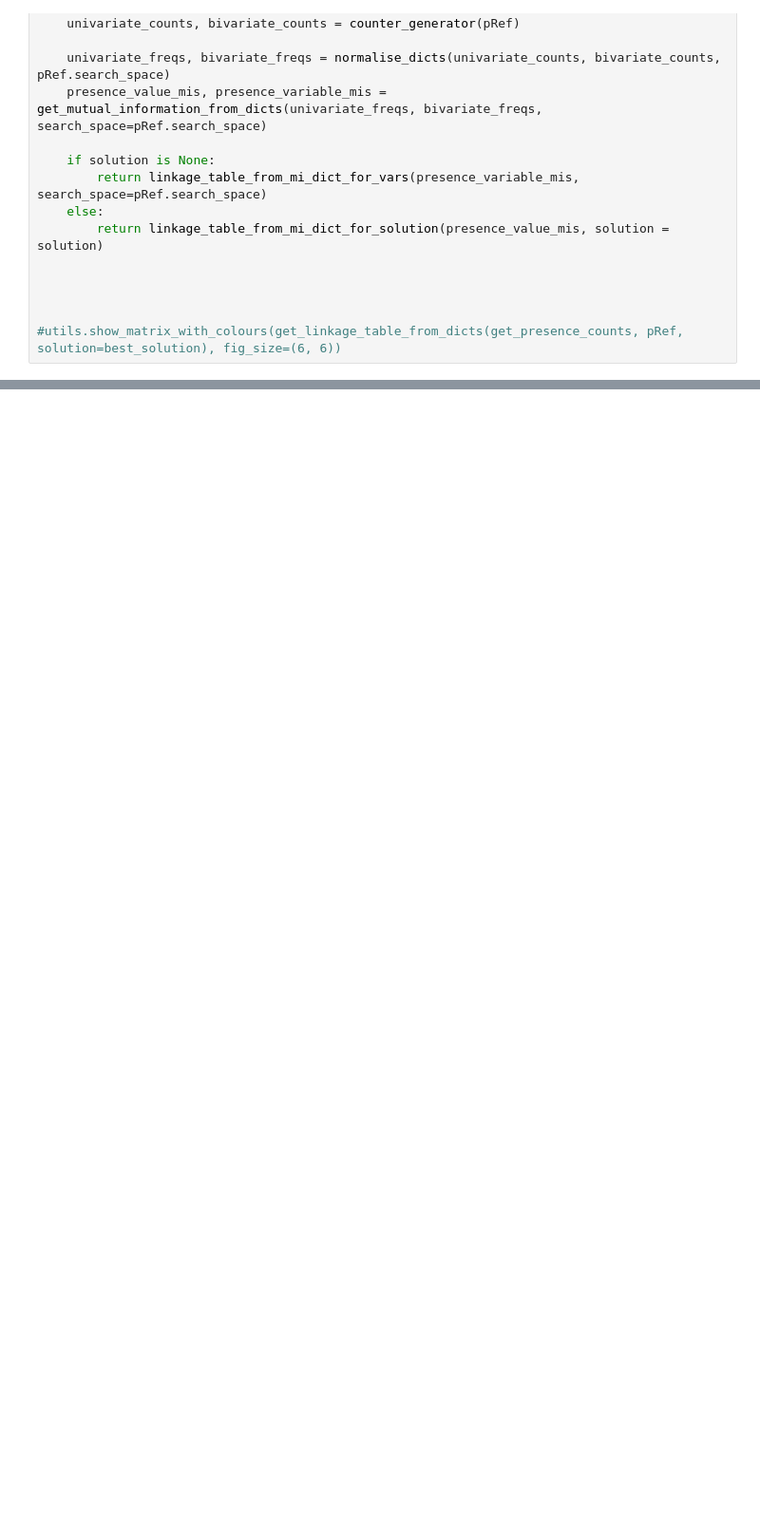
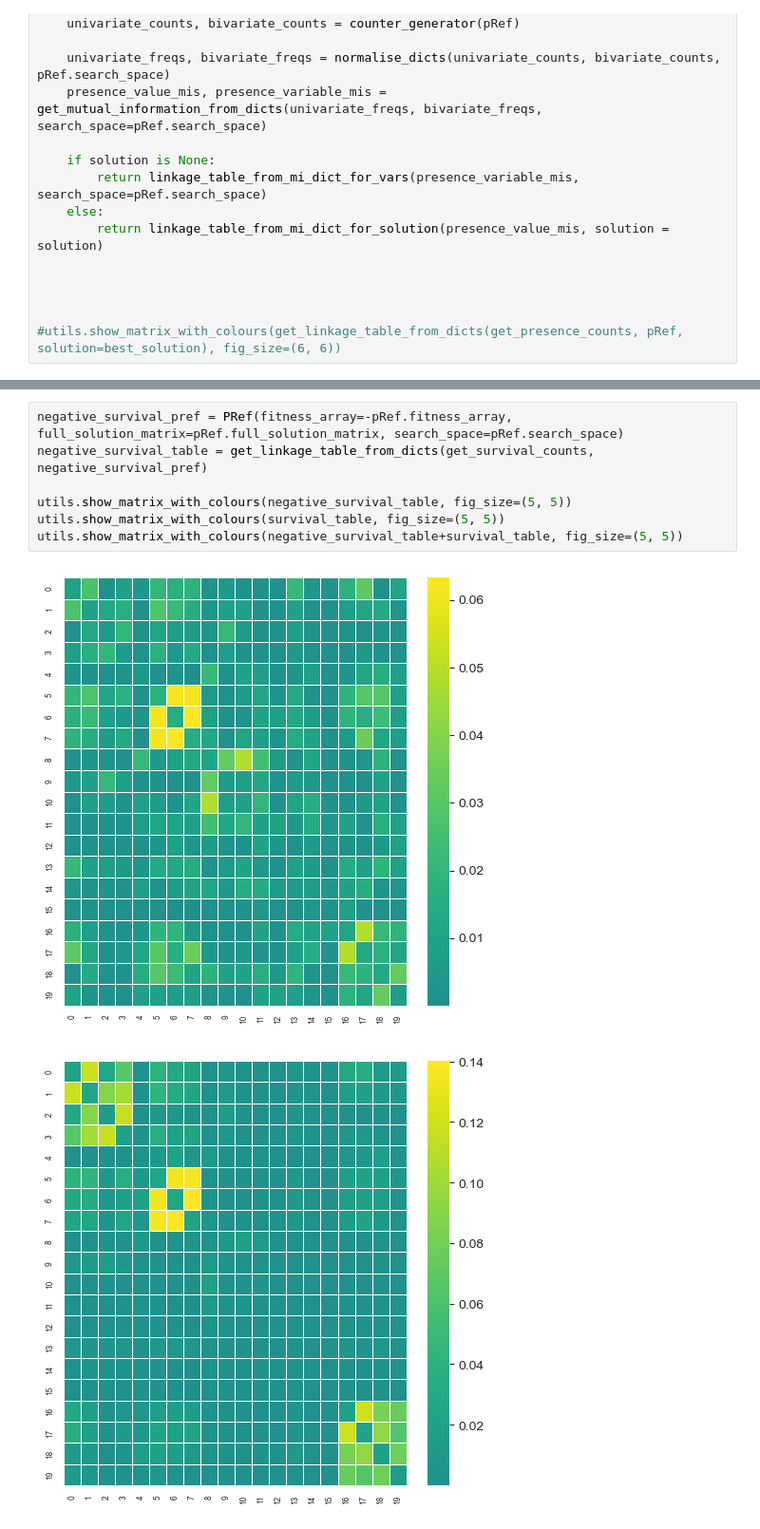
Before and after one commit to Giancarlo-Catalano/PSSearch, a Jupyter notebook: Gian_experimental/mutual_information.py.ipynb, the cells around one changed output, grey strips where cells are left out. Shown: that part at 95% size. Drawn from its saved outputs; the diff is of its cells as text; blank space fills up the shorter version.

```diff
--- a/Gian_experimental/mutual_information.py.ipynb
+++ b/Gian_experimental/mutual_information.py.ipynb
@@ -278,0 +329,10 @@ for var 19, @0 -> 0.46   0.54
+# %%
+negative_survival_pref = PRef(fitness_array=-pRef.fitness_array, full_solution_matrix=pRef.full_solution_matrix, search_space=pRef.search_space)
+negative_survival_table = get_linkage_table_from_dicts(get_survival_counts, negative_survival_pref)
+
+utils.show_matrix_with_colours(negative_survival_table, fig_size=(5, 5))
+utils.show_matrix_with_colours(survival_table, fig_size=(5, 5))
+utils.show_matrix_with_colours(negative_survival_table+survival_table, fig_size=(5, 5))
+# %% [output]
+[figure, added]
+[figure, added]
```
Also changed, not shown: parts of 7 cells of this notebook.
